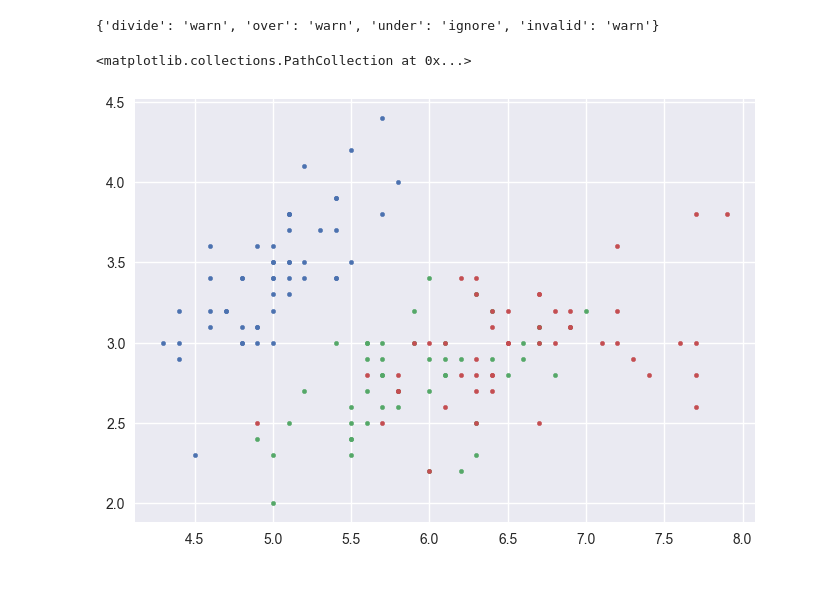
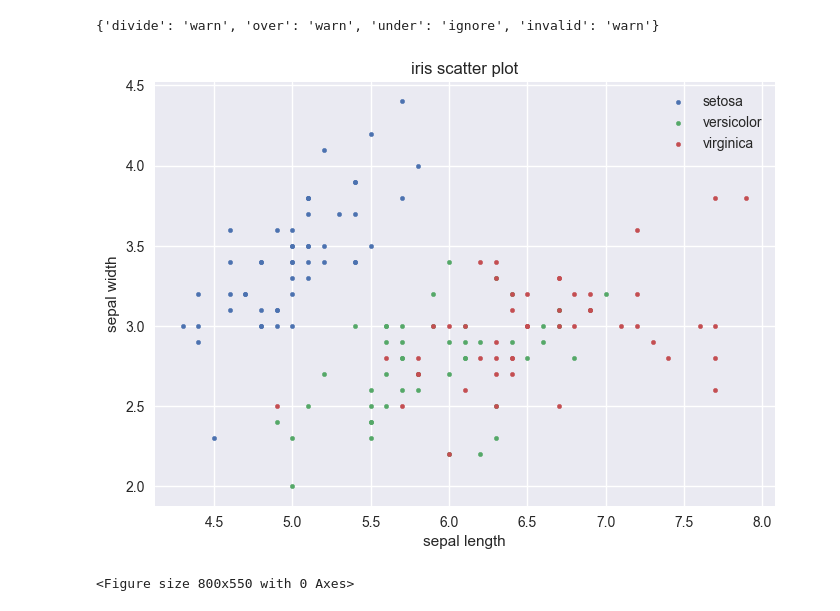
Before and after one commit to ron-ligsay/ML-Path, a Jupyter notebook: src/eda/iris_dsa.ipynb, the cells around one changed output. Cells and saved outputs as stored; diff of their text form; code cells hidden in the pictures; blank space fills up the shorter version.

Commit message:
push last save

```diff
--- a/src/eda/iris_dsa.ipynb
+++ b/src/eda/iris_dsa.ipynb
@@ -131,10 +135,19 @@ y_values = - (parameters[0] + np.dot(parameters[1], x_values)) / parameters[2]
 # %%
 plt.scatter(setosa.iloc[:, 0], setosa.iloc[:, 1], s=10, label='setosa')
 plt.scatter(versicolor.iloc[:, 0], versicolor.iloc[:, 1], s=10, label='versicolor')
 plt.scatter(virginica.iloc[:, 0], virginica.iloc[:, 1], s=10, label='virginica')
+
+plt.xlabel('sepal length')
+plt.ylabel('sepal width')
+plt.legend()
+plt.title('iris scatter plot')
+plt.show()
+
+# save the plot
+plt.savefig('../visualizations/iris scatter plot_dsa.png')
 # %% [output]
+[figure, new version]
-<matplotlib.collections.PathCollection at 0x...>
+<Figure size 800x550 with 0 Axes>
-[figure, old version]
 # %%
 plt.plot(x_values, y_values, label='Decision Boundary', color='orange')
 plt.xlabel('Sepal Length')
```
Also changed, not shown: parts of 4 cells of this notebook, 3 other files.
